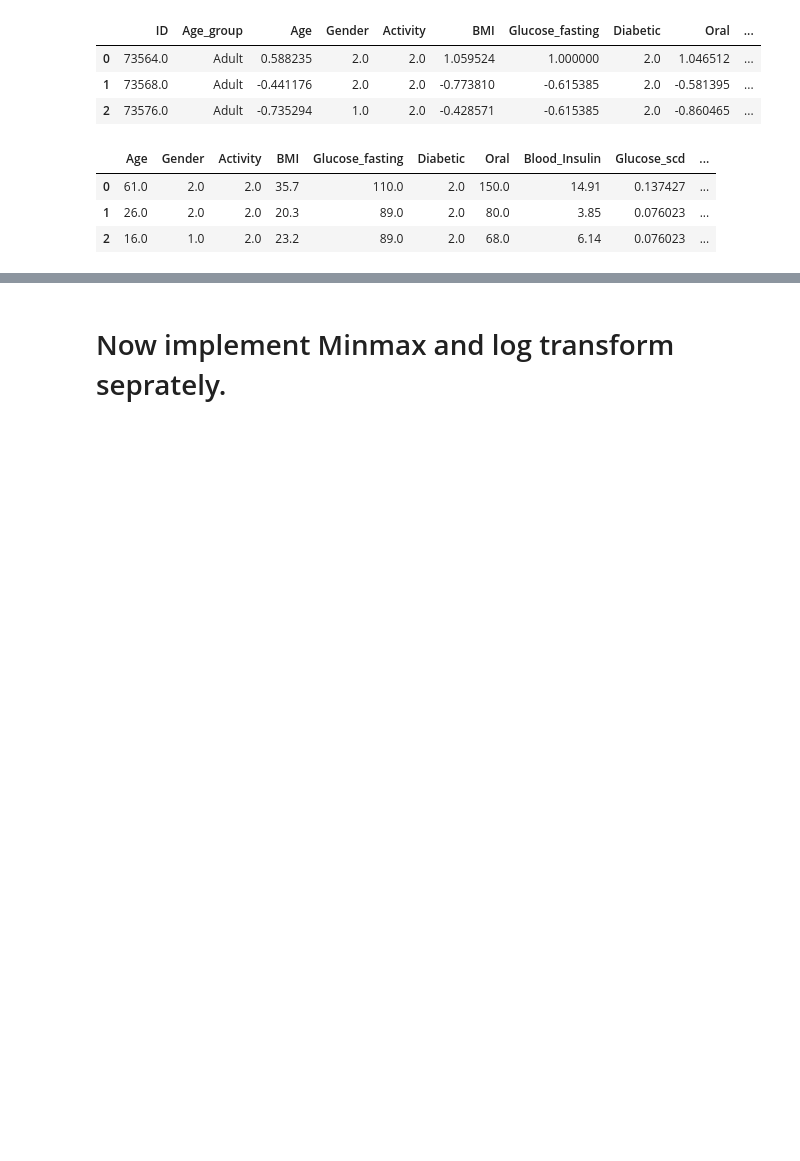
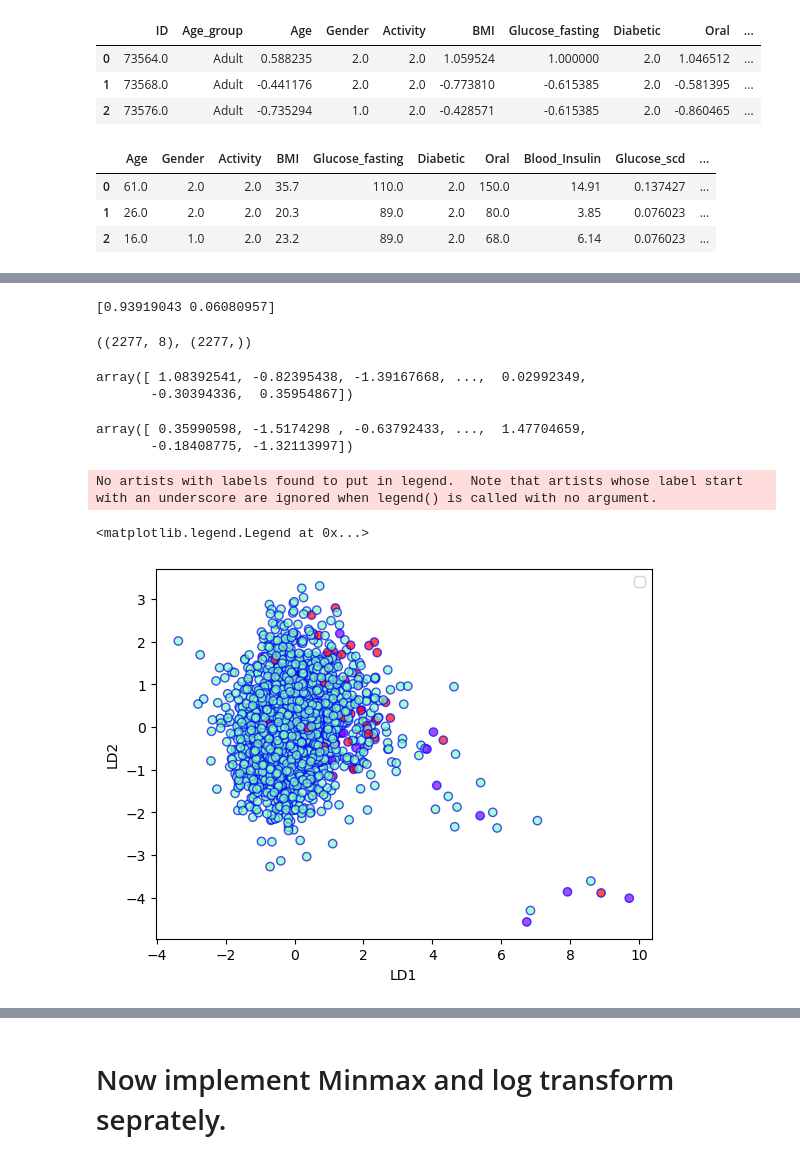
Before and after one commit to Ayomide-ola/Health-analysis, a Jupyter notebook: Integrated_CA .ipynb, the cells around one changed output, grey strips where cells are left out. Cells and saved outputs as stored; diff of their text form; code cells hidden in the pictures; blank space fills up the shorter version.

```diff
--- a/Integrated_CA .ipynb
+++ b/Integrated_CA .ipynb
@@ -1014,0 +1131,42 @@ df.head(3)
+# %%
+Y = log_df['Diabetic']
+X = log_df.drop(['Diabetic'], axis = 1, inplace = False)
+# %%
+from sklearn.discriminant_analysis import LinearDiscriminantAnalysis
+Lda = LinearDiscriminantAnalysis(n_components=2)
+# %%
+X_Lda = Lda.fit_transform(X, Y)
+# %%
+print(Lda.explained_variance_ratio_)
+# %% [output]
+[0.93919043 0.06080957]
+# %%
+X.shape, Y.shape
+# %% [output]
+((2277, 8), (2277,))
+# %%
+X_Lda[:,0]
+# %% [output]
+array([ 1.08392541, -0.82395438, -1.39167668, ...,  0.02992349,
+       -0.30394336,  0.35954867])
+# %%
+ X_Lda[:, 1]
+# %% [output]
+array([ 0.35990598, -1.5174298 , -0.63792433, ...,  1.47704659,
+       -0.18408775, -1.32113997])
+# %%
+plt.xlabel('LD1')
+plt.ylabel('LD2')
+plt.scatter(
+    X_Lda[:, 0],
+    X_Lda[:, 1],
+    c=Y,
+    cmap='rainbow',
+    alpha=0.7,
+    edgecolors='b'
+)
+plt.legend()
+# %% [output]
+No artists with labels found to put in legend.  Note that artists whose label start with an underscore are ignored when legend() is called with no argument.
+<matplotlib.legend.Legend at 0x...>
+[figure, added]
```
Also changed, not shown: parts of 68 cells of this notebook.
